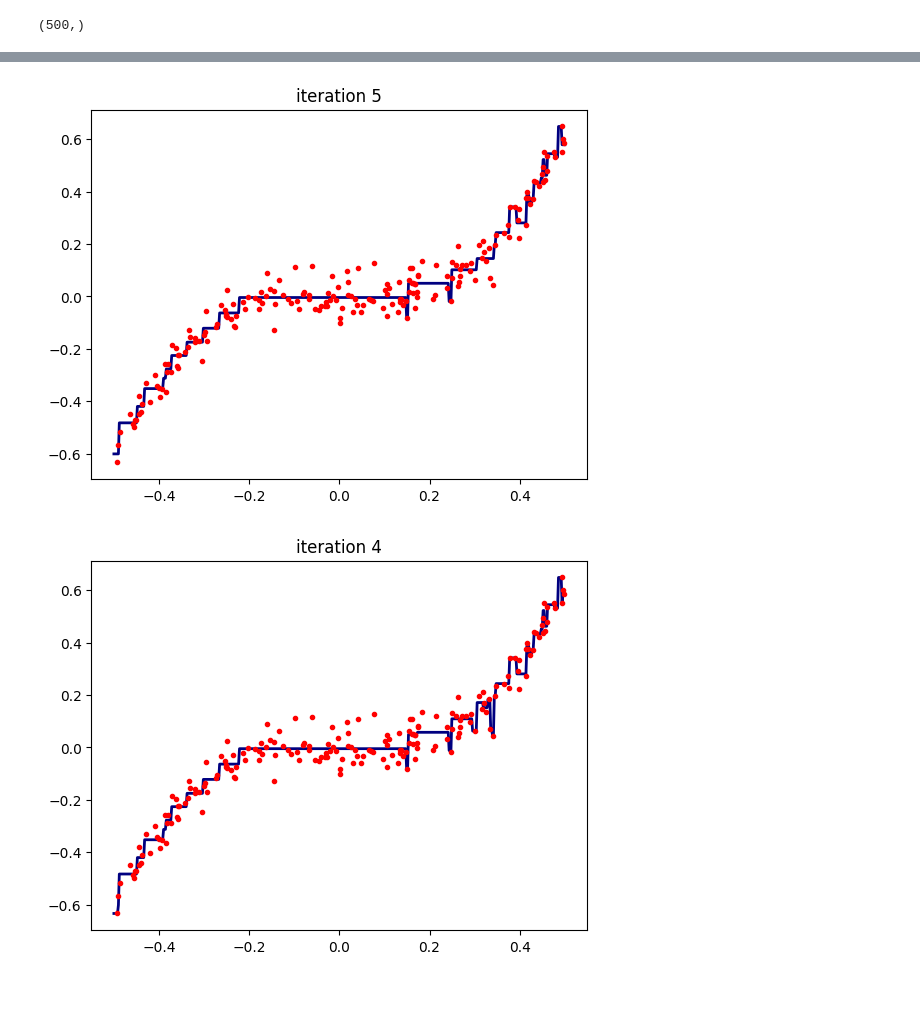
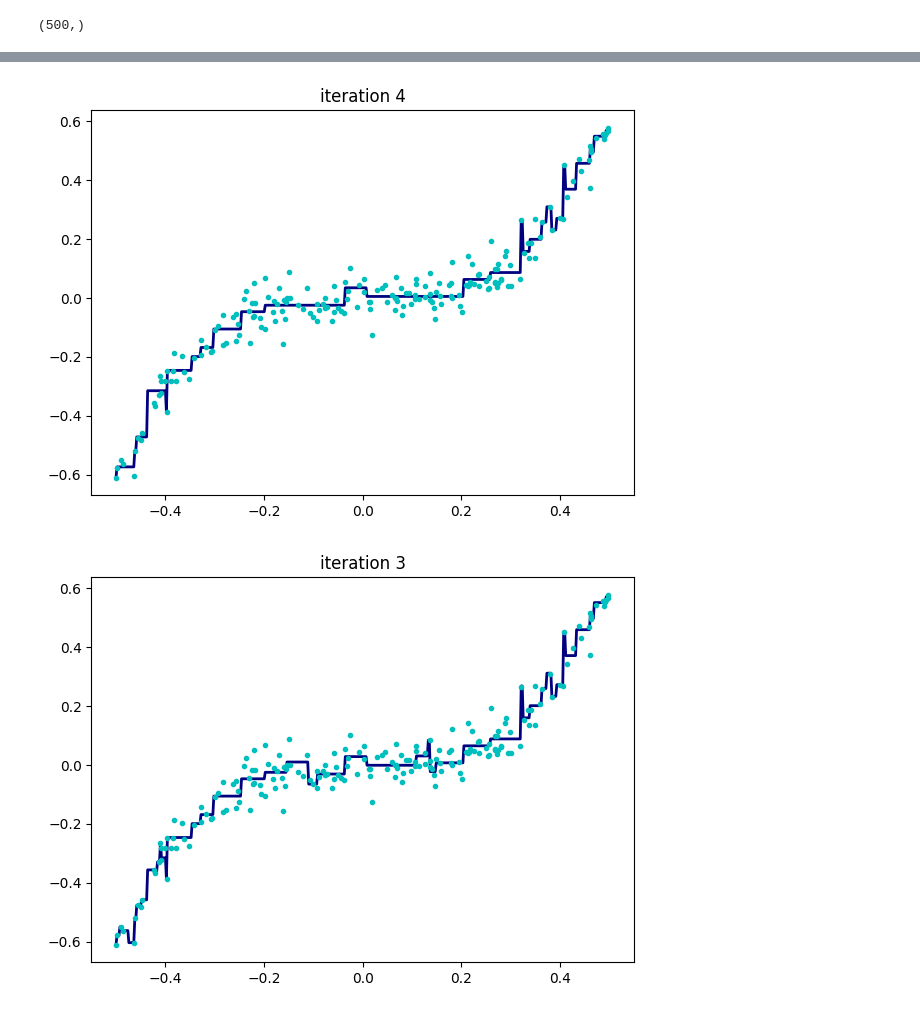
Before and after one commit to krutika-shimpi/MACHINE_LEARNING_MODELS, a Jupyter notebook: 08_EnsembleLearning/ML_ALGO_08_EnsembleLearning.ipynb, the cells around one changed output, grey strips where cells are left out. Cells and saved outputs as stored; diff of their text form; code cells hidden in the pictures.

```diff
--- a/08_EnsembleLearning/ML_ALGO_08_EnsembleLearning.ipynb
+++ b/08_EnsembleLearning/ML_ALGO_08_EnsembleLearning.ipynb
@@ -1115,35 +1115,42 @@ data_frame
 # %%
 # Create a gradient boosting function for the above steps
-def gradient_boost(X,y,number,lr,count=1,regs=[],foo=None):
+def gradient_boost(x , y, iterations, learning_rate, iter_count=1, regressors=[], actual_y_values=None):
 
-  if number == 0:
+  # If iterations is equal to 0, the function returns, terminating the recursion.
+  if iterations == 0:
     return
+
+  # perform gradient boosting
   else:
-    # do gradient boosting
 
-    if count > 1:
-      y = y - regs[-1].predict(X)
+    # If the current iter_out is not the first iteration then the residuals are updated by subtracting the prediction of the last regressor
+    if iter_count > 1:
+      y = y - regressors[-1].predict(x)
+
+    # If it's the first iteration, the initial predictions are assigned since y will be updated after each iteration
     else:
-      foo = y
+      actual_y_values = y
 
-    tree_reg = DecisionTreeRegressor(max_depth=5, random_state=42)
-    tree_reg.fit(X, y)
+    # Create a decision tree regressor, train and append the regressor
+    tree_regressor = DecisionTreeRegressor(max_depth=5, random_state=42)
+    tree_regressor.fit(x, y)
+    regressors.append(tree_regressor)
 
-    regs.append(tree_reg)
+    # Make predictions for the x1 values using the regressors
+    x1 = np.linspace(-0.5, 0.5, 500)
+    y_pred = sum(learning_rate * regressor.predict(x1.reshape(-1, 1)) for regressor in regressors)
 
-    x1 = np.linspace(-0.5, 0.5, 500)
-    y_pred = sum(lr * regressor.predict(x1.reshape(-1, 1)) for regressor in regs)
-
-    plt.figure()
+    # Plot the predictions
+    plt.figure(figsize = (7, 5))
     plt.plot(x1, y_pred, c = 'navy', linewidth=2)
-    plt.plot(X[:, 0], foo,"r.")
-    plt.title(f'iteration {number}')
+    plt.plot(x[:, 0], actual_y_values, "c.")
+    plt.title(f'iteration {iterations}')
     plt.show()
 
-    gradient_boost(X,y,number-1,lr,count+1,regs,foo=foo)
+    gradient_boost(x, y, iterations - 1, learning_rate, iter_count+1, regressors, actual_y_values=actual_y_values)
 
 # Call the gradient boosting function
-gradient_boost(X_data, y_data, 5, lr=1)
+gradient_boost(X_data, y_data, 4, learning_rate = 1)
 # %% [output]
-[figure, old version]
+[figure, new version]
-[figure, old version]
+[figure, new version]
```
Also changed, not shown: parts of 15 cells of this notebook.
